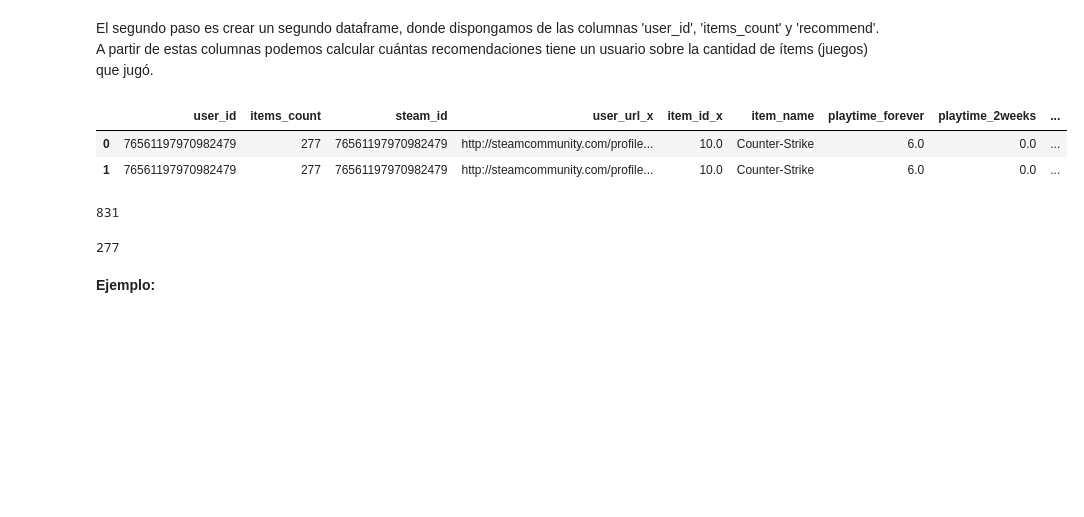
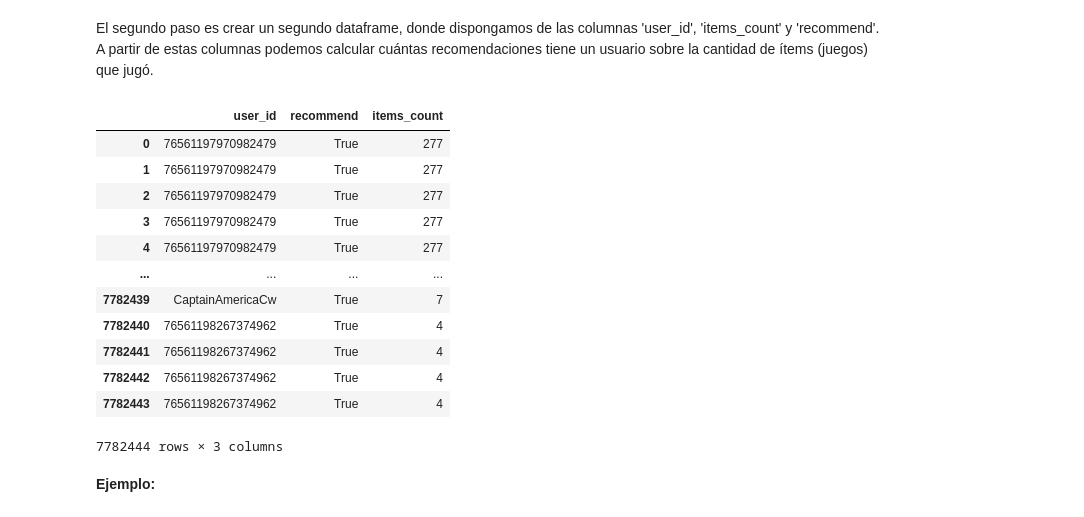
Before and after one commit to JPBertonee/PI_MLOps_Henry, a Jupyter notebook: Desarrollo.ipynb, the cells around one changed output. Saved outputs shown, nothing was run; the diff lists cells and outputs as text; code cells hidden in the pictures; blank space fills up the shorter version.

```diff
--- a/Desarrollo.ipynb
+++ b/Desarrollo.ipynb
@@ -136,11 +136,14 @@ df_games_full.tail(2)
 
     Desanidamos la informacion que se encuentra en la columna 'reviews'.
 # %%
-df_explode = df_reviews.explode('reviews').reset_index(drop=True)
+df_explode = df_reviews.explode('reviews')
+df_explode.dropna(how='all',inplace=True)
+df_explode.reset_index(inplace=True, drop=True)
 
-reviews = pd.json_normalize(df_explode['reviews']).reset_index(drop=True)
+reviews = pd.json_normalize(df_explode['reviews'].dropna())
+reviews.reset_index(inplace=True, drop=True)
 
-df_reviews_full = pd.concat([df_explode.drop('reviews', axis=1), reviews], axis=1)
+df_reviews_full = pd.concat([df_explode.drop(columns='reviews'), reviews], axis=1)
 # %%
 df_reviews_full.head(2)
 # %% [output]
@@ -423,9 +426,21 @@ df_items_games.head(2)
 El segundo paso es crear un segundo dataframe, donde dispongamos de las columnas 'user_id', 'items_count' y 'recommend'. A partir de estas columnas podemos calcular cuántas recomendaciones tiene un usuario sobre la cantidad de ítems (juegos) que jugó.
 # %%
 df_items_recommend = df_items_full.merge(df_reviews_full, on='user_id', how='inner')
+# %%
+df_items_recommend = df_items_recommend[['user_id', 'recommend', 'items_count']]
 # %%
-df_items_recommend.head(2)
+df_items_recommend
 # %% [output]
-|  | user_id | items_count | steam_id | user_url_x | item_id_x | item_name | playtime_forever | playtime_2weeks | ... |
-| 0 | 76561197970982479 | 277 | 76561197970982479 | http://steamcommunity.com/profile... | 10.0 | Counter-Strike | 6.0 | 0.0 | ... |
-| 1 | 76561197970982479 | 277 | 76561197970982479 | http://steamcommunity.com/profile... | 10.0 | Counter-Strike | 6.0 | 0.0 | ... |
+|  | user_id | recommend | items_count |
+| 0 | 76561197970982479 | True | 277 |
+| 1 | 76561197970982479 | True | 277 |
+| 2 | 76561197970982479 | True | 277 |
+| 3 | 76561197970982479 | True | 277 |
+| 4 | 76561197970982479 | True | 277 |
+| ... | ... | ... | ... |
+| 7782439 | CaptainAmericaCw | True | 7 |
+| 7782440 | 76561198267374962 | True | 4 |
+| 7782441 | 76561198267374962 | True | 4 |
+| 7782442 | 76561198267374962 | True | 4 |
+| 7782443 | 76561198267374962 | True | 4 |
+7782444 rows × 3 columns
@@ -434,4 +446,0 @@ tot_recommend = df_items_recommend[df_items_recommend['user_id'] == '76561197970
-# %%
-tot_recommend
-# %% [output]
-831
@@ -440,7 +447,3 @@ tot_items = df_items_recommend[df_items_recommend['user_id'] == '765611979709824
-# %%
-tot_items
-# %% [output]
-277
 # %%
 def userdata(user_id):
     '''
```
Also changed, not shown: parts of 8 cells of this notebook.
